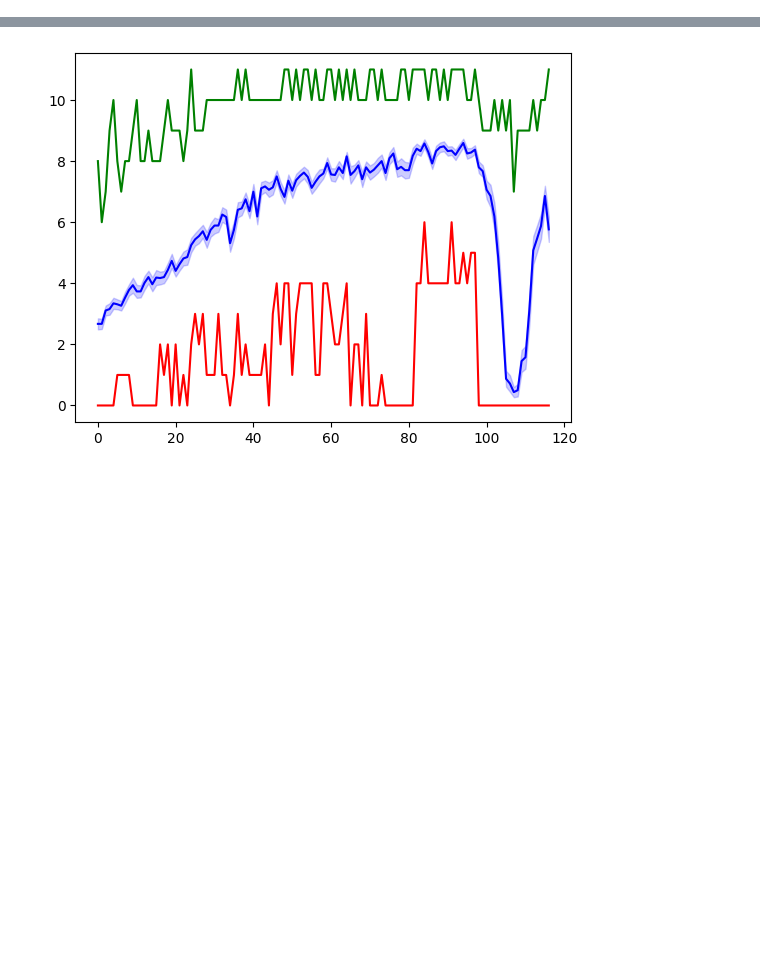
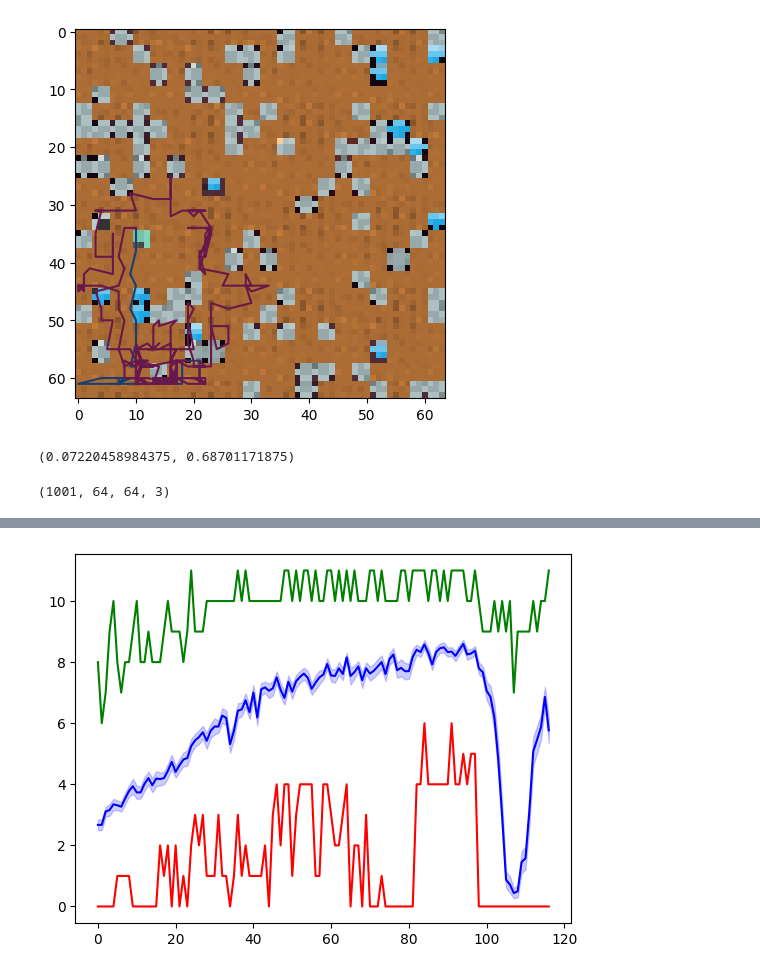
Before and after one commit to akarshkumar0101/exploration-generalization, a Jupyter notebook: exploration_distillation/exploration_distillation.ipynb, the cells around one changed output, grey strips where cells are left out. Cells and saved outputs as stored; diff of their text form; code cells hidden in the pictures; blank space fills up the shorter version.

```diff
--- a/exploration_distillation/exploration_distillation.ipynb
+++ b/exploration_distillation/exploration_distillation.ipynb
@@ -145,2 +36,0 @@ for action in range(env.action_space.n):
-# %%
-a = np.random.randn(100000)*2+9
@@ -157,3 +36,0 @@ rms = gym.wrappers.normalize.RunningMeanStd()
-# %%
-for ai in a.reshape(100, -1):
-    rms.update(ai)
@@ -233,0 +95,24 @@ OutOfMemoryError: CUDA out of memory. Tried to allocate 3.00 GiB (GPU 0; 11.90 G
+# %%
+def calc_traj(traj_obs):
+    a = traj_obs
+    c = np.array([111, 196, 169])
+
+    y, x = [], []
+    a = np.abs(a-c).mean(axis=-1)
+    for ai in a:
+        yi, xi = np.unravel_index(ai.argmin(), ai.shape)
+        y.append(yi)
+        x.append(xi)
+    y, x = np.array(y), np.array(x)
+    x += np.random.randint(-1, 1, x.shape)
+    y += np.random.randint(-1, 1, y.shape)
+    c = np.random.rand(3)*.5
+
+    plt.plot(x, y, c=c)
+
+plt.imshow(env.envs[1].first_obs)
+
+for e in env.envs[:2]:
+    calc_traj(e.past_traj_obs)
+# %% [output]
+[figure, added]
@@ -233,0 +124,4 @@ OutOfMemoryError: CUDA out of memory. Tried to allocate 3.00 GiB (GPU 0; 11.90 G
+# %%
+traj_cov.mean(), full_cov
+# %% [output]
+(0.07220458984375, 0.68701171875)
@@ -233,0 +133,5 @@ OutOfMemoryError: CUDA out of memory. Tried to allocate 3.00 GiB (GPU 0; 11.90 G
+# %%
+o = e.envs[0].past_traj_obs
+o.shape
+# %% [output]
+(1001, 64, 64, 3)
```
Also changed, not shown: parts of 27 cells of this notebook, 2 other files.
